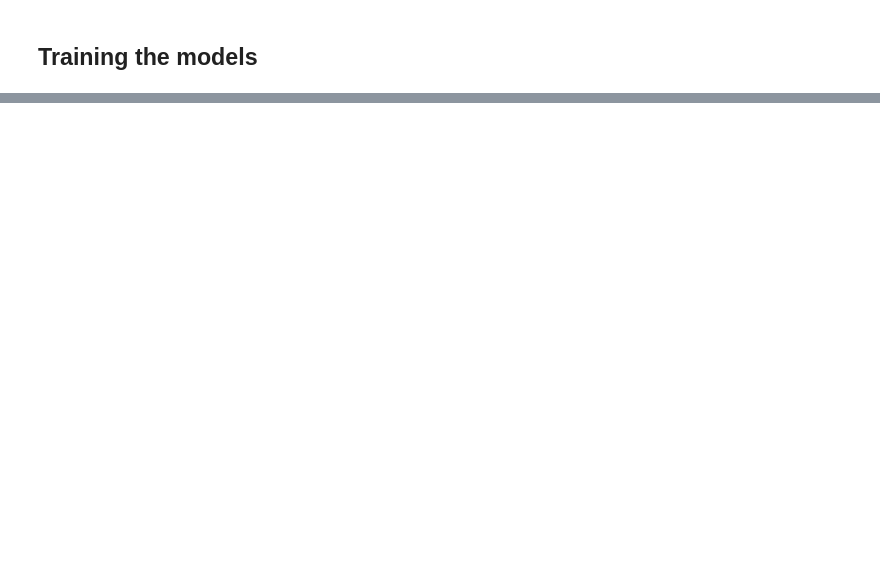
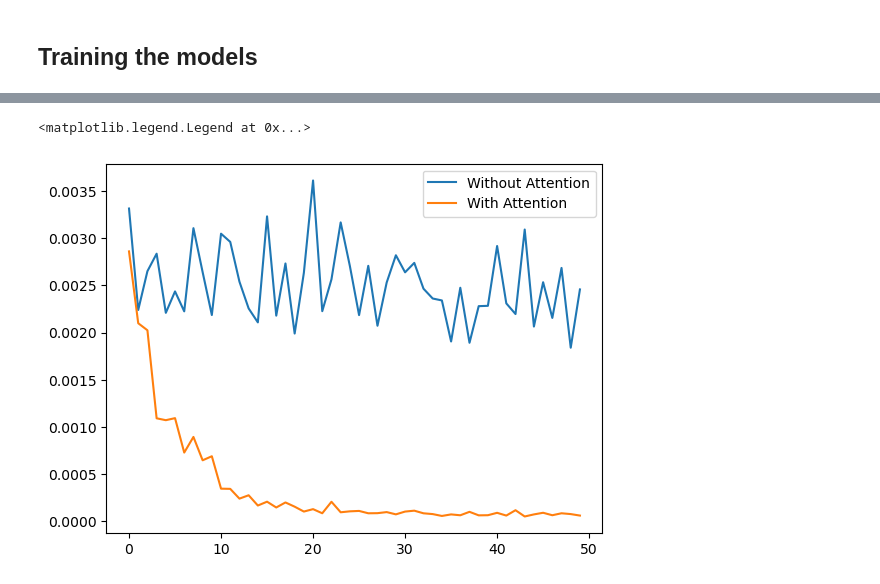
Before and after one commit to tiagofrepereira2012/attention_intuition, a Jupyter notebook: 1.attention_intuition.ipynb, the cells around one changed output, grey strips where cells are left out. Saved outputs shown, nothing was run; the diff lists cells and outputs as text; code cells hidden in the pictures; blank space fills up the shorter version.

```diff
--- a/1.attention_intuition.ipynb
+++ b/1.attention_intuition.ipynb
@@ -183,6 +218,13 @@ class SelfAttentionLayer(nn.Module):
         A = Q.transpose(1, 2).matmul(K).softmax(2)
         y = A.matmul(V.transpose(1, 2)).transpose(1, 2)
         return y
+
+    def forward_attention(self, x):
+        Q = self.conv_Q(x)
+        K = self.conv_K(x)
+        V = self.conv_V(x)
+        A = Q.transpose(1, 2).matmul(K).softmax(2)
+        return A
 
 def train_model(model, epochs=20, device="cuda"):
     train_loader = torch.utils.data.DataLoader(
@@ -216,6 +258,7 @@ def train_model(model, epochs=20, device="cuda"):
 
 
 # Training the regular model with no self attention
+
 print("Training with conv model")
 conv_model = nn.Sequential(
     nn.Conv1d(1, 64, kernel_size=(5,), padding="same"),
@@ -228,7 +271,8 @@ conv_model = nn.Sequential(
     nn.ReLU(),
     nn.Conv1d(64, 1, kernel_size=(5,), padding="same"),
 )
-loss_per_epoch_conv = train_model(conv_model, epochs=50)
+loss_per_epoch_conv = train_model(conv_model, epochs=50, device=DEVICE)
+
 
 # Training with self attention
 print("Training with attention model")
@@ -242,7 +286,7 @@ attention_model = nn.Sequential(
     nn.ReLU(),
     nn.Conv1d(64, 1, kernel_size=(5,), padding="same"),
 )
-loss_per_epoch_attention = train_model(attention_model, epochs=50)
+loss_per_epoch_attention = train_model(attention_model, epochs=50, device=DEVICE)
 
 plt.figure()
 plt.plot(loss_per_epoch_conv, label="Without Attention")
@@ -262,0 +308,2 @@ Epoch: 30, Loss: 0.0006364810978993773
+<matplotlib.legend.Legend at 0x...>
+[figure, added]
```
Also changed, not shown: parts of 4 cells of this notebook.
